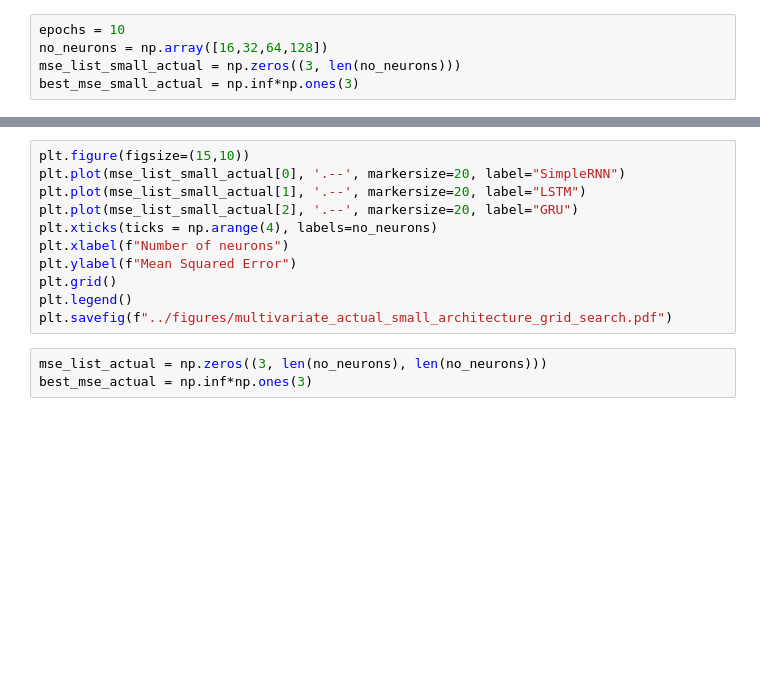
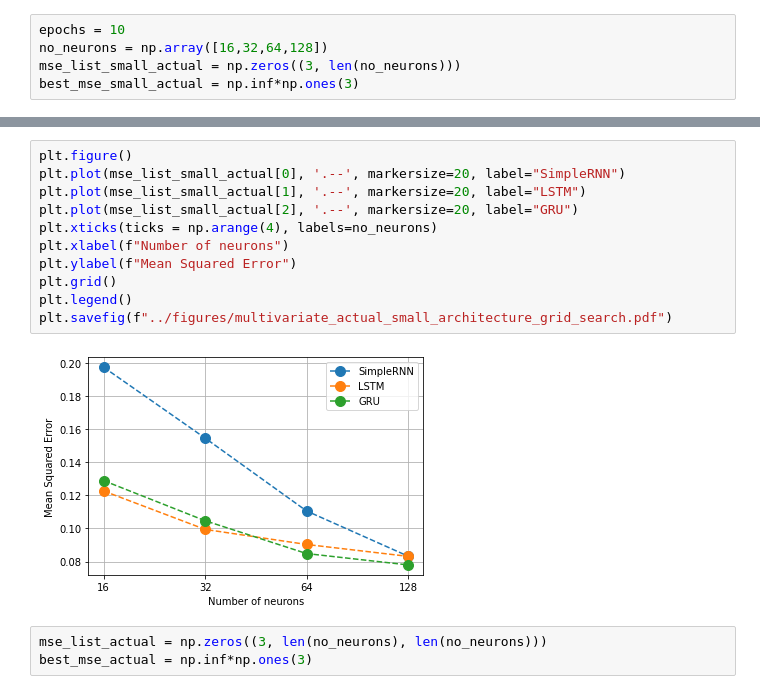
Before and after one commit to AndreasBordvik/FYS-STK4155-Prj3_report, a Jupyter notebook: code/seqtoseq_girdsearch_multivariate.ipynb, the cells around one changed output, grey strips where cells are left out. Drawn from its saved outputs; the diff is of its cells as text; blank space fills up the shorter version.

```diff
--- a/code/seqtoseq_girdsearch_multivariate.ipynb
+++ b/code/seqtoseq_girdsearch_multivariate.ipynb
@@ -148,14 +182,16 @@ for n, neurons in enumerate(no_neurons):
 # %%
-plt.figure(figsize=(15,10))
+plt.figure()
 plt.plot(mse_list_small_actual[0], '.--', markersize=20, label="SimpleRNN")
 plt.plot(mse_list_small_actual[1], '.--', markersize=20, label="LSTM")
 plt.plot(mse_list_small_actual[2], '.--', markersize=20, label="GRU")
 plt.xticks(ticks = np.arange(4), labels=no_neurons)
 plt.xlabel(f"Number of neurons")
 plt.ylabel(f"Mean Squared Error")
 plt.grid()
 plt.legend()
 plt.savefig(f"../figures/multivariate_actual_small_architecture_grid_search.pdf")
+# %% [output]
+[figure, added]
 # %%
 mse_list_actual = np.zeros((3, len(no_neurons), len(no_neurons)))
 best_mse_actual = np.inf*np.ones(3)
```
Also changed, not shown: parts of 6 cells of this notebook, 6 other files.
